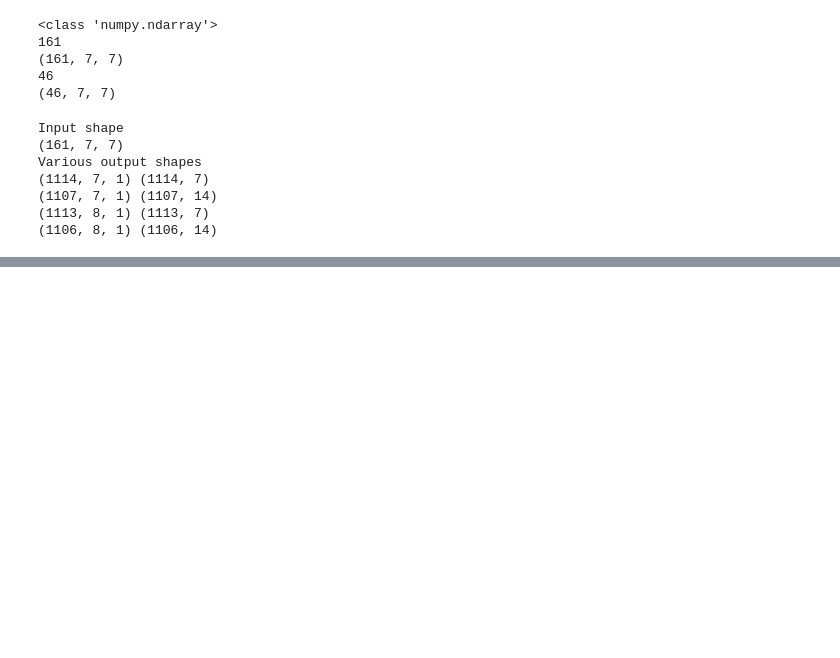
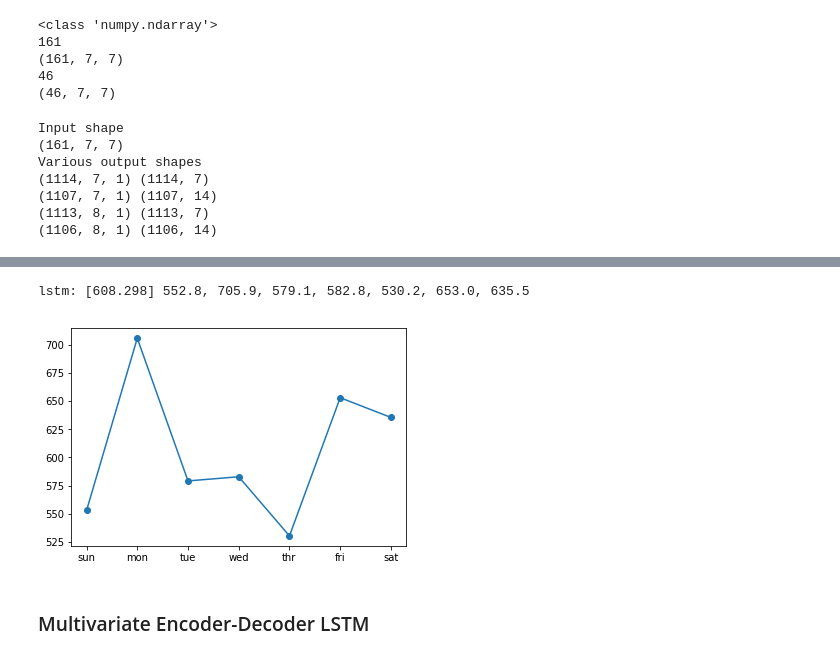
Before and after one commit to swetambers/energy_usage_data, a Jupyter notebook: 5. LSTMs for Energy Usage Forecasting.ipynb, the cells around one changed output, grey strips where cells are left out. Saved outputs shown, nothing was run; the diff lists cells and outputs as text; code cells hidden in the pictures; blank space fills up the shorter version.

```diff
--- a/5. LSTMs for Energy Usage Forecasting.ipynb
+++ b/5. LSTMs for Energy Usage Forecasting.ipynb
@@ -282,0 +320,17 @@ cnn: [584.891] 566.7, 645.6, 526.2, 592.6, 503.8, 618.2, 626.7
+# %%
+# split into train and test
+train, test = split_dataset(daily_groups.values)
+# evaluate model and get scores
+n_input = 14
+score, scores = evaluate_model(train, test, n_input, epochs=100)
+# summarize scores
+summarize_scores('lstm', score, scores)
+# plot scores
+days = ['sun', 'mon', 'tue', 'wed', 'thr', 'fri', 'sat']
+plt.plot(days, scores, marker='o', label='lstm')
+plt.show()
+# %% [output]
+lstm: [608.298] 552.8, 705.9, 579.1, 582.8, 530.2, 653.0, 635.5
+[figure, added]
+# %% [markdown]
+### Multivariate Encoder-Decoder LSTM
```
Also changed, not shown: parts of 12 cells of this notebook.
